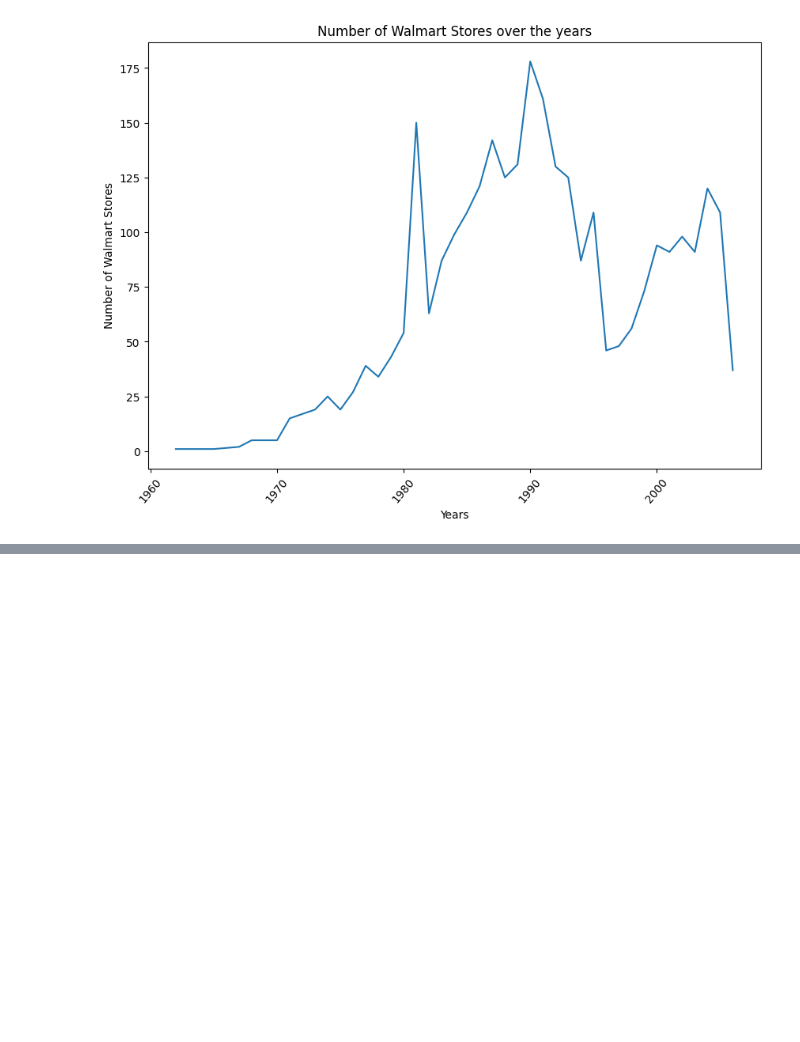
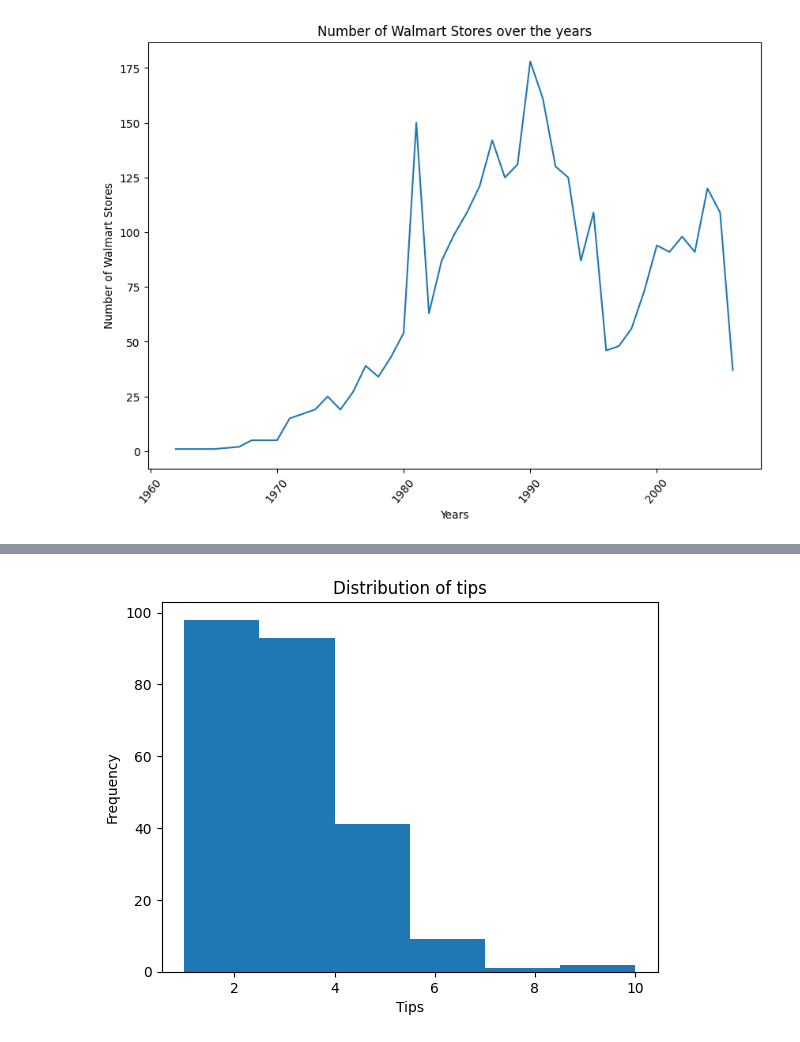
Before and after one commit to holman57/Business-Intelligence-Dashboard, a Jupyter notebook: examples/Plotly.ipynb, the cells around one changed output, grey strips where cells are left out. Saved outputs shown, nothing was run; the diff lists cells and outputs as text; code cells hidden in the pictures; blank space fills up the shorter version.

```diff
--- a/examples/Plotly.ipynb
+++ b/examples/Plotly.ipynb
@@ -151,3 +155,13 @@ px.scatter(data_frame=gapminder,
           size_max=90)
 # %% [output]
 [interactive output not drawn]
+# %%
+tips_data = plotly.data.tips()
+plt.hist(tips_data['tip'], bins=6)
+plt.xlabel("Tips")
+plt.ylabel("Frequency")
+plt.title("Distribution of tips")
+plt.savefig('Histagram.png')
+plt.close(fig)
+# %% [output]
+[figure, added]
```
Also changed, not shown: parts of 15 cells of this notebook.
